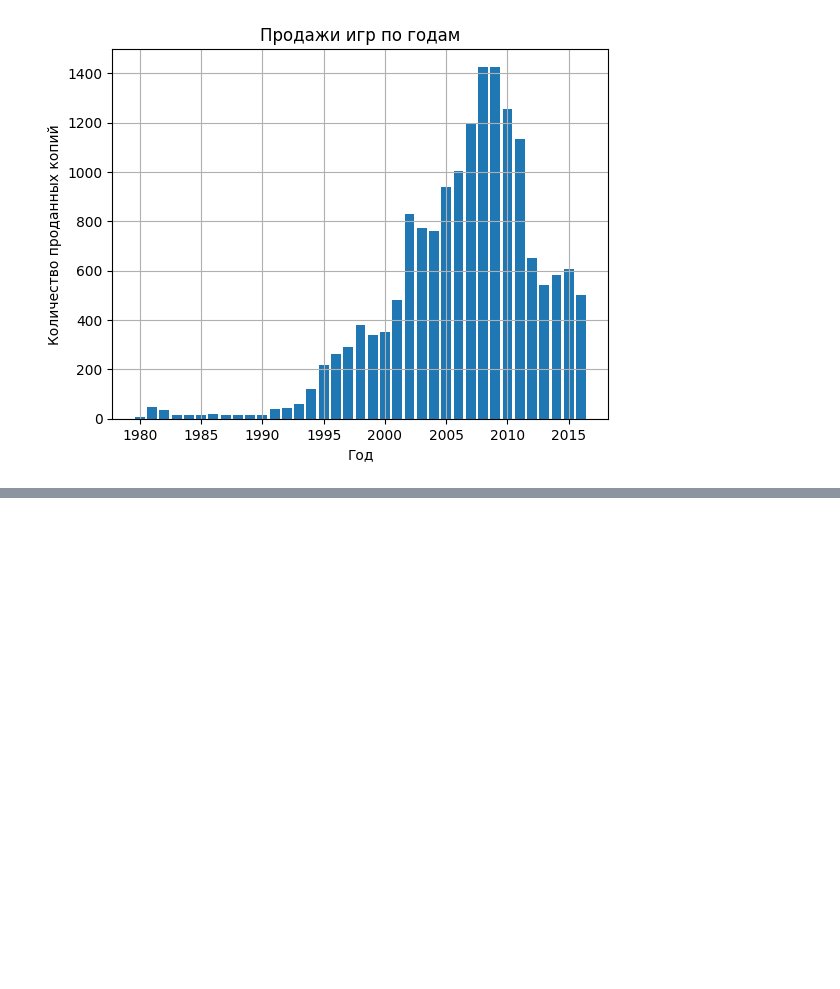
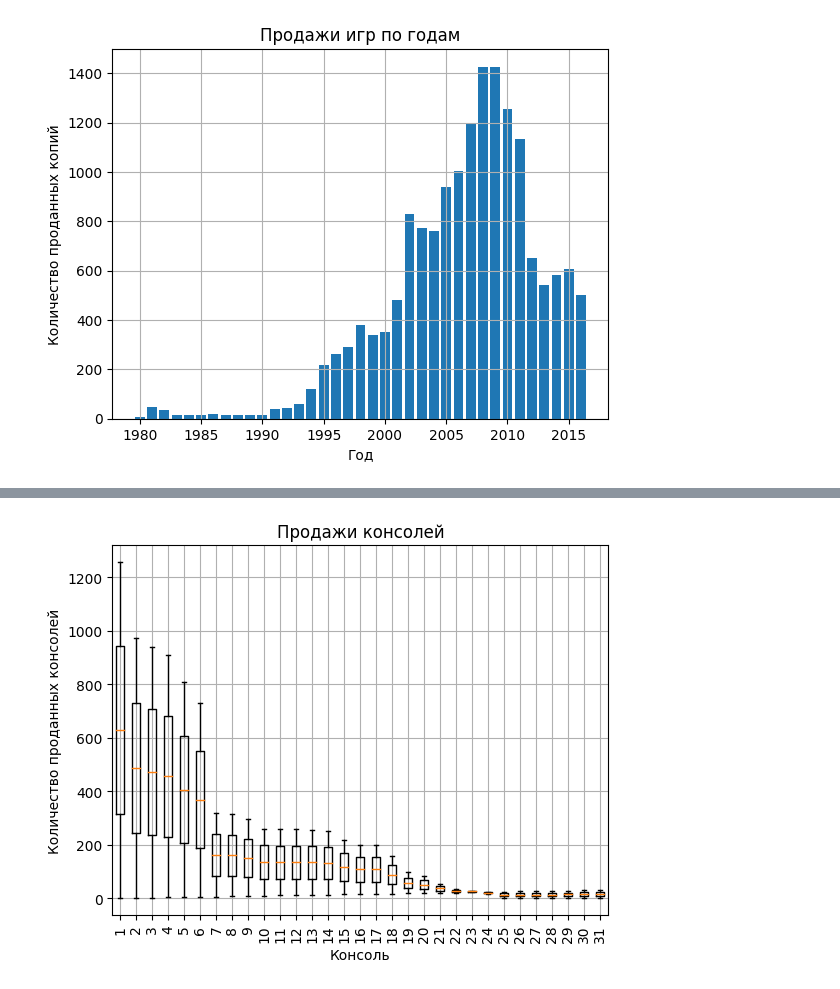
Before and after one commit to IlinaVN/PraktikaG236N005, a Jupyter notebook: LR7/1.ipynb, the cells around one changed output, grey strips where cells are left out. Drawn from its saved outputs; the diff is of its cells as text; code cells hidden in the pictures; blank space fills up the shorter version.

```diff
--- a/LR7/1.ipynb
+++ b/LR7/1.ipynb
@@ -71,0 +52,6 @@ plt.show()
+# %%
+box_total = np.zeros((2, len(platform_sales)))
+for i in range(len(platform_sales)):
+    box_total[0][i] = i
+    box_total[1][i] = platform_sales['total_sales'].loc[i]
+box_total
@@ -71,0 +73,10 @@ plt.show()
+# %%
+plt.grid()
+plt.boxplot(box_total)
+plt.xticks(rotation=90)
+plt.title('Продажи консолей')
+plt.xlabel('Консоль')
+plt.ylabel('Количество проданных консолей')
+plt.show()
+# %% [output]
+[figure, added]
```
Also changed, not shown: parts of 6 cells of this notebook, 1 other file.
